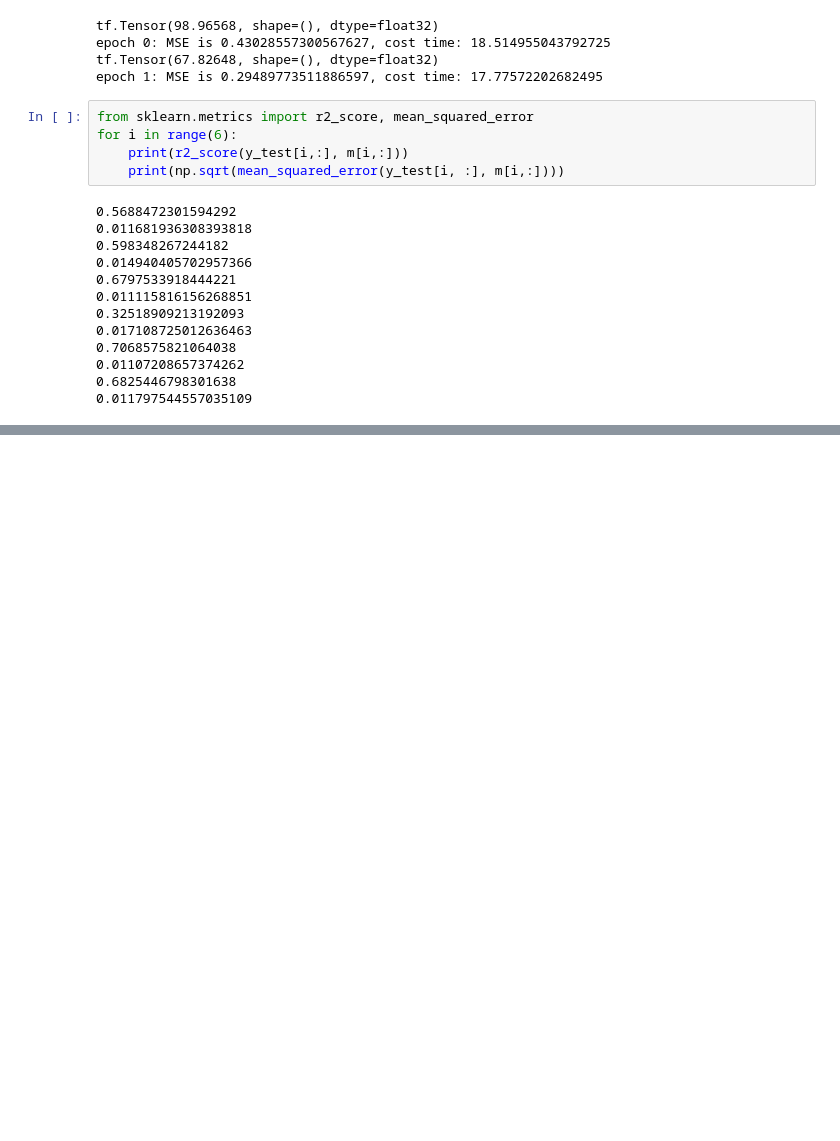
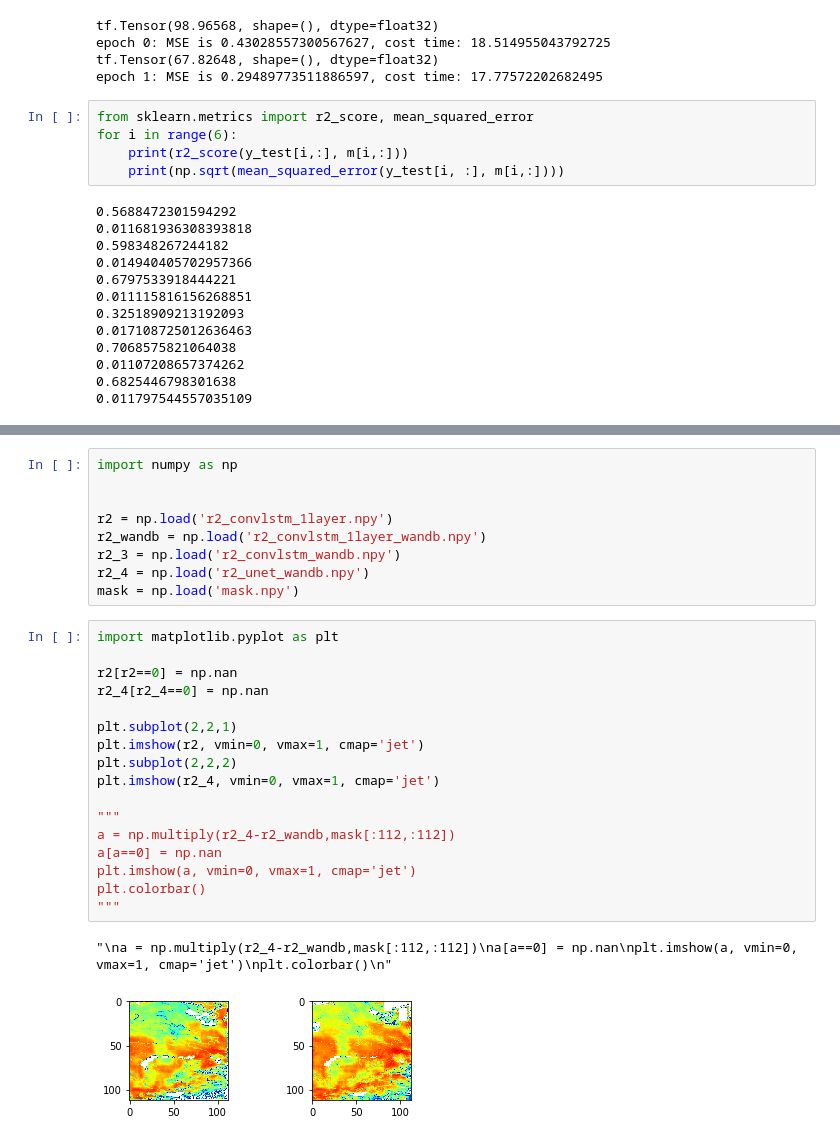
Before and after one commit to leelew/HRSEPP, a Jupyter notebook: src/debug.ipynb, the cells around one changed output, grey strips where cells are left out. Drawn from its saved outputs; the diff is of its cells as text; blank space fills up the shorter version.

Commit message:
#feat integrate wandb to optimize convlstm and unet

```diff
--- a/src/debug.ipynb
+++ b/src/debug.ipynb
@@ -318,0 +372,29 @@ for i in range(6):
+# %%
+import numpy as np
+
+
+r2 = np.load('r2_convlstm_1layer.npy')
+r2_wandb = np.load('r2_convlstm_1layer_wandb.npy')
+r2_3 = np.load('r2_convlstm_wandb.npy')
+r2_4 = np.load('r2_unet_wandb.npy')
+mask = np.load('mask.npy')
+# %%
+import matplotlib.pyplot as plt
+
+r2[r2==0] = np.nan
+r2_4[r2_4==0] = np.nan
+
+plt.subplot(2,2,1)
+plt.imshow(r2, vmin=0, vmax=1, cmap='jet')
+plt.subplot(2,2,2)
+plt.imshow(r2_4, vmin=0, vmax=1, cmap='jet')
+
+"""
+a = np.multiply(r2_4-r2_wandb,mask[:112,:112])
+a[a==0] = np.nan
+plt.imshow(a, vmin=0, vmax=1, cmap='jet')
+plt.colorbar()
+"""
+# %% [output]
+"\na = np.multiply(r2_4-r2_wandb,mask[:112,:112])\na[a==0] = np.nan\nplt.imshow(a, vmin=0, vmax=1, cmap='jet')\nplt.colorbar()\n"
+[figure, added]
```
Also changed, not shown: parts of 14 cells of this notebook, 18 other files.
